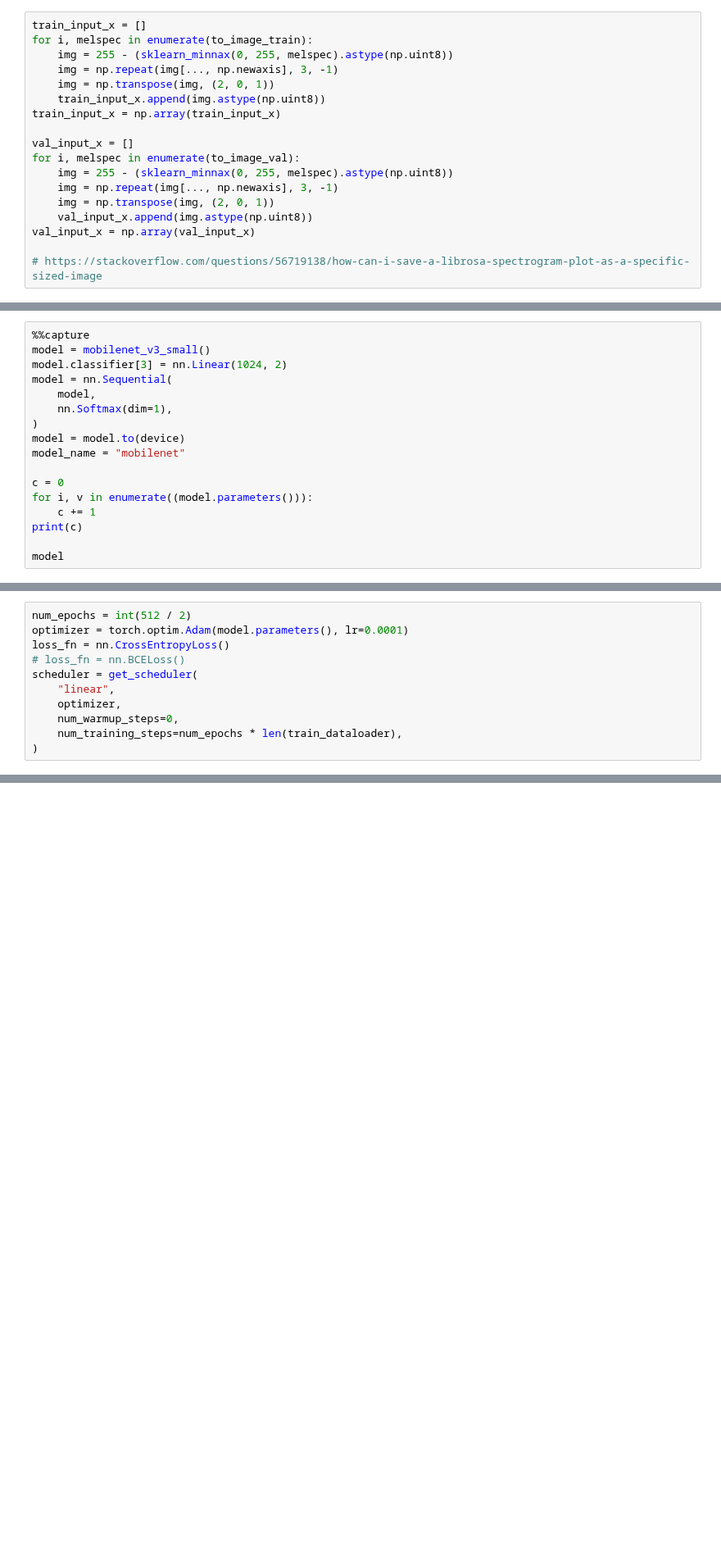
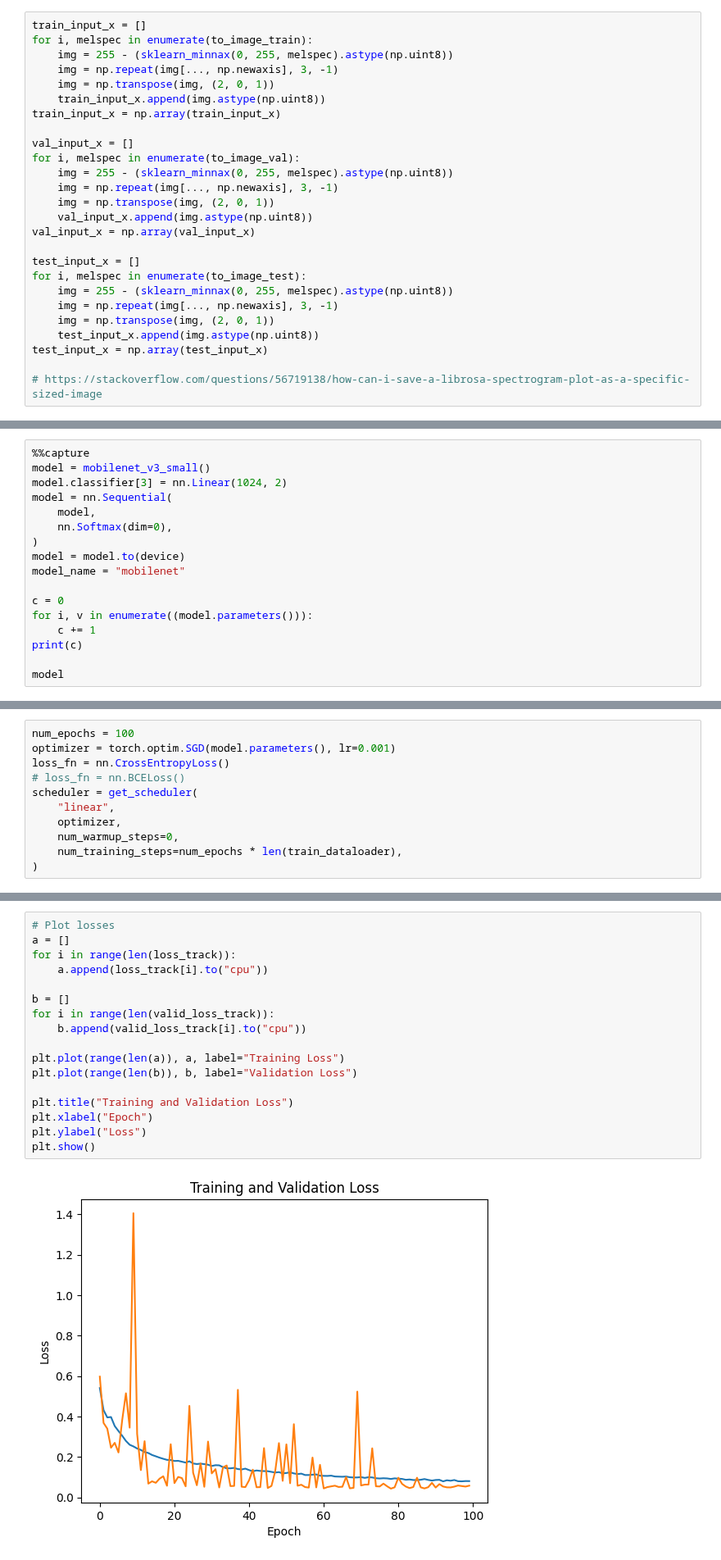
Before and after one commit to Loic017/TinyML-for-Epileptic-Seizures, a Jupyter notebook: stft_feature_extraction_and_training.ipynb, the cells around one changed output, grey strips where cells are left out. Shown at 82% size. Drawn from its saved outputs; the diff is of its cells as text; blank space fills up the shorter version.

```diff
--- a/stft_feature_extraction_and_training.ipynb
+++ b/stft_feature_extraction_and_training.ipynb
@@ -436,6 +490,14 @@ for i, melspec in enumerate(to_image_val):
     val_input_x.append(img.astype(np.uint8))
 val_input_x = np.array(val_input_x)
 
+test_input_x = []
+for i, melspec in enumerate(to_image_test):
+    img = 255 - (sklearn_minnax(0, 255, melspec).astype(np.uint8))
+    img = np.repeat(img[..., np.newaxis], 3, -1)
+    img = np.transpose(img, (2, 0, 1))
+    test_input_x.append(img.astype(np.uint8))
+test_input_x = np.array(test_input_x)
+
 # https://stackoverflow.com/questions/56719138/how-can-i-save-a-librosa-spectrogram-plot-as-a-specific-sized-image
 # %%
 plt.figure(figsize=(5, 5))
@@ -560,7 +626,7 @@ model = mobilenet_v3_small()
 model.classifier[3] = nn.Linear(1024, 2)
 model = nn.Sequential(
     model,
-    nn.Softmax(dim=1),
+    nn.Softmax(dim=0),
 )
 model = model.to(device)
 model_name = "mobilenet"
@@ -609,8 +675,8 @@ Validation // Background: 472 // focal Seizure: 112
 # %% [markdown]
 ### Training
 # %%
-num_epochs = int(512 / 2)
-optimizer = torch.optim.Adam(model.parameters(), lr=0.0001)
+num_epochs = 100
+optimizer = torch.optim.SGD(model.parameters(), lr=0.001)
 loss_fn = nn.CrossEntropyLoss()
 # loss_fn = nn.BCELoss()
 scheduler = get_scheduler(
@@ -735,0 +796,19 @@ Confusion Matrix:
+# %%
+# Plot losses
+a = []
+for i in range(len(loss_track)):
+    a.append(loss_track[i].to("cpu"))
+
+b = []
+for i in range(len(valid_loss_track)):
+    b.append(valid_loss_track[i].to("cpu"))
+
+plt.plot(range(len(a)), a, label="Training Loss")
+plt.plot(range(len(b)), b, label="Validation Loss")
+
+plt.title("Training and Validation Loss")
+plt.xlabel("Epoch")
+plt.ylabel("Loss")
+plt.show()
+# %% [output]
+[figure, added]
```
Also changed, not shown: parts of 38 cells of this notebook, 2 other files.
